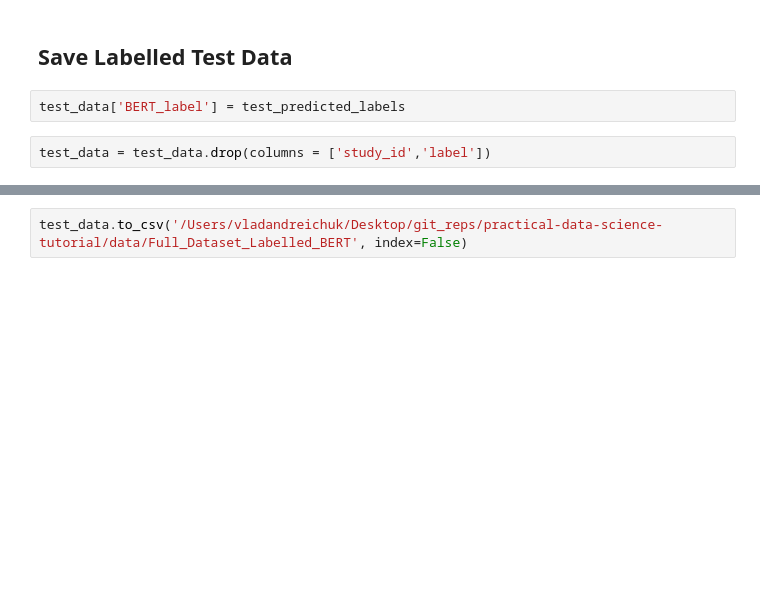
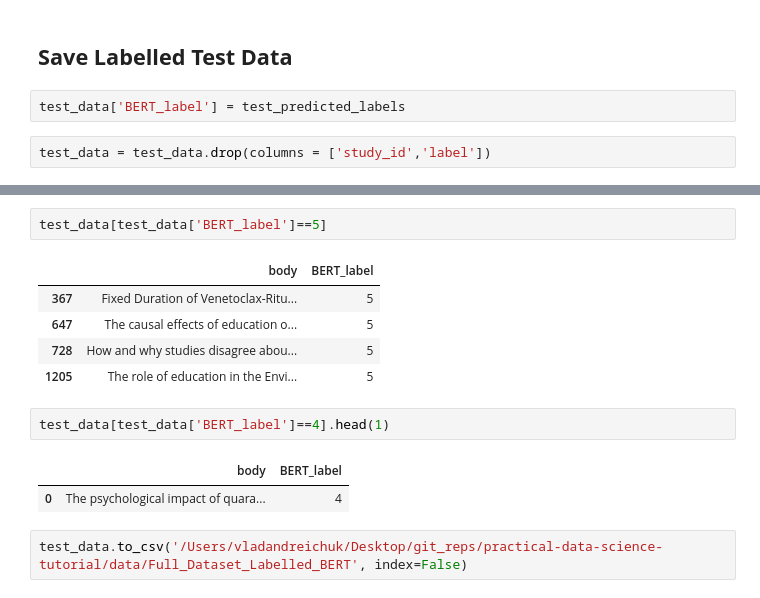
Before and after one commit to christopherfkk/practical-data-science-tutorial, a Jupyter notebook: models/NLP_BERT_with_visualisations.ipynb, the cells around one changed output, grey strips where cells are left out. Cells and saved outputs as stored; diff of their text form; blank space fills up the shorter version.

```diff
--- a/models/NLP_BERT_with_visualisations.ipynb
+++ b/models/NLP_BERT_with_visualisations.ipynb
@@ -732,2 +762,15 @@ test_data
+# %%
+test_data[test_data['BERT_label']==5]
+# %% [output]
+|  | body | BERT_label |
+| 367 | Fixed Duration of Venetoclax-Ritu... | 5 |
+| 647 | The causal effects of education o... | 5 |
+| 728 | How and why studies disagree abou... | 5 |
+| 1205 | The role of education in the Envi... | 5 |
+# %%
+test_data[test_data['BERT_label']==4].head(1)
+# %% [output]
+|  | body | BERT_label |
+| 0 | The psychological impact of quara... | 4 |
 # %%
 test_data.to_csv('/Users/vladandreichuk/Desktop/git_reps/practical-data-science-tutorial/data/Full_Dataset_Labelled_BERT', index=False)
```
Also changed, not shown: parts of 10 cells of this notebook, 1 other file.
